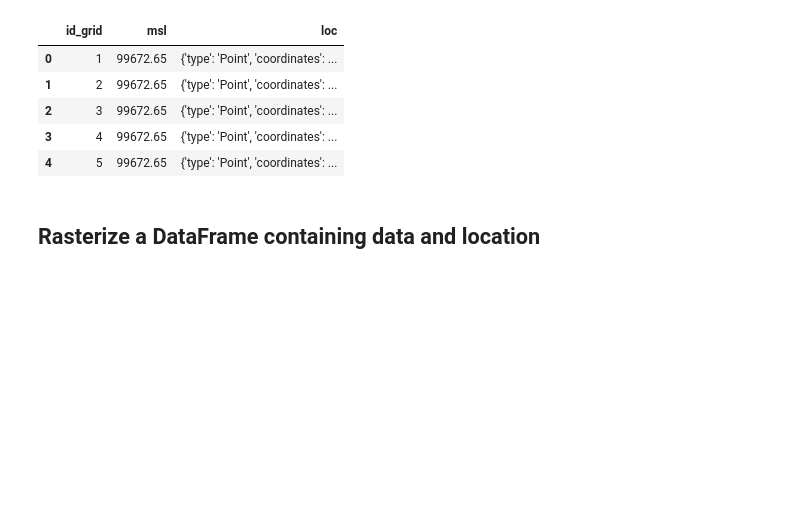
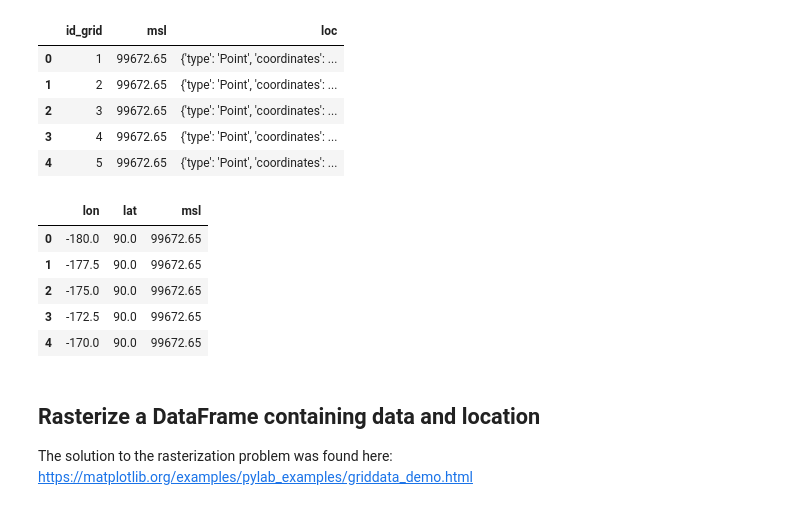
Before and after one commit to panhypersebastos/winter_predictor, a Jupyter notebook: era-interim_database_exploration.ipynb, the cells around one changed output. Saved outputs shown, nothing was run; the diff lists cells and outputs as text; code cells hidden in the pictures; blank space fills up the shorter version.

```diff
--- a/era-interim_database_exploration.ipynb
+++ b/era-interim_database_exploration.ipynb
@@ -240,2 +243,21 @@ slp_dat.head()
+# %%
+ras_df = slp_dat.assign(lon = list(map(lambda x:
+                                       x[0]['coordinates'][0],
+                                       slp_dat[['loc']].values)),
+                        lat = list(map(lambda x:
+                                       x[0]['coordinates'][1],
+                                       slp_dat[['loc']].values))
+                       ).pipe(lambda x: x[['lon', 'lat', 'msl']])
+
+ras_df.head()
+# %% [output]
+|  | lon | lat | msl |
+| 0 | -180.0 | 90.0 | 99672.65 |
+| 1 | -177.5 | 90.0 | 99672.65 |
+| 2 | -175.0 | 90.0 | 99672.65 |
+| 3 | -172.5 | 90.0 | 99672.65 |
+| 4 | -170.0 | 90.0 | 99672.65 |
 # %% [markdown]
 ## Rasterize a DataFrame containing data and location <a id='rasterize'></a>
+The solution to the rasterization problem was found here:
+https://matplotlib.org/examples/pylab_examples/griddata_demo.html
```
Also changed, not shown: parts of 7 cells of this notebook.
